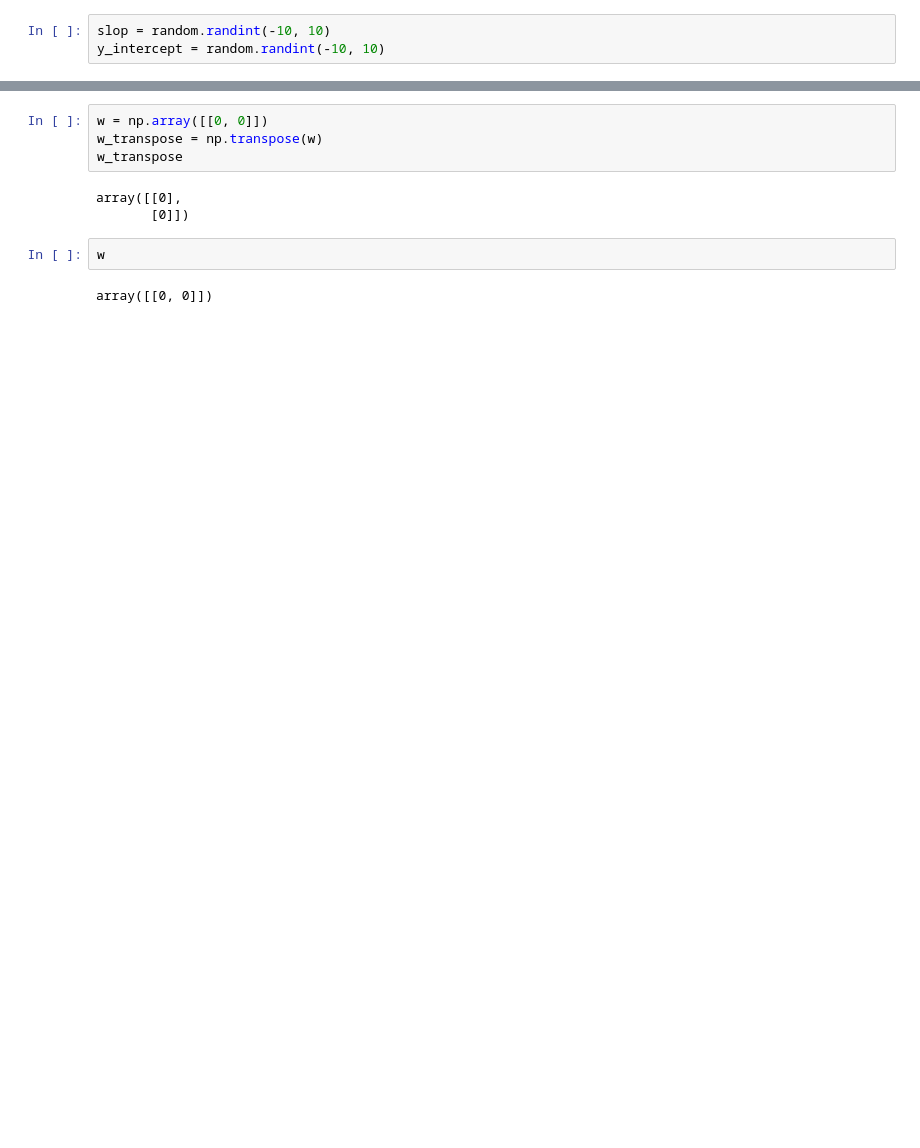
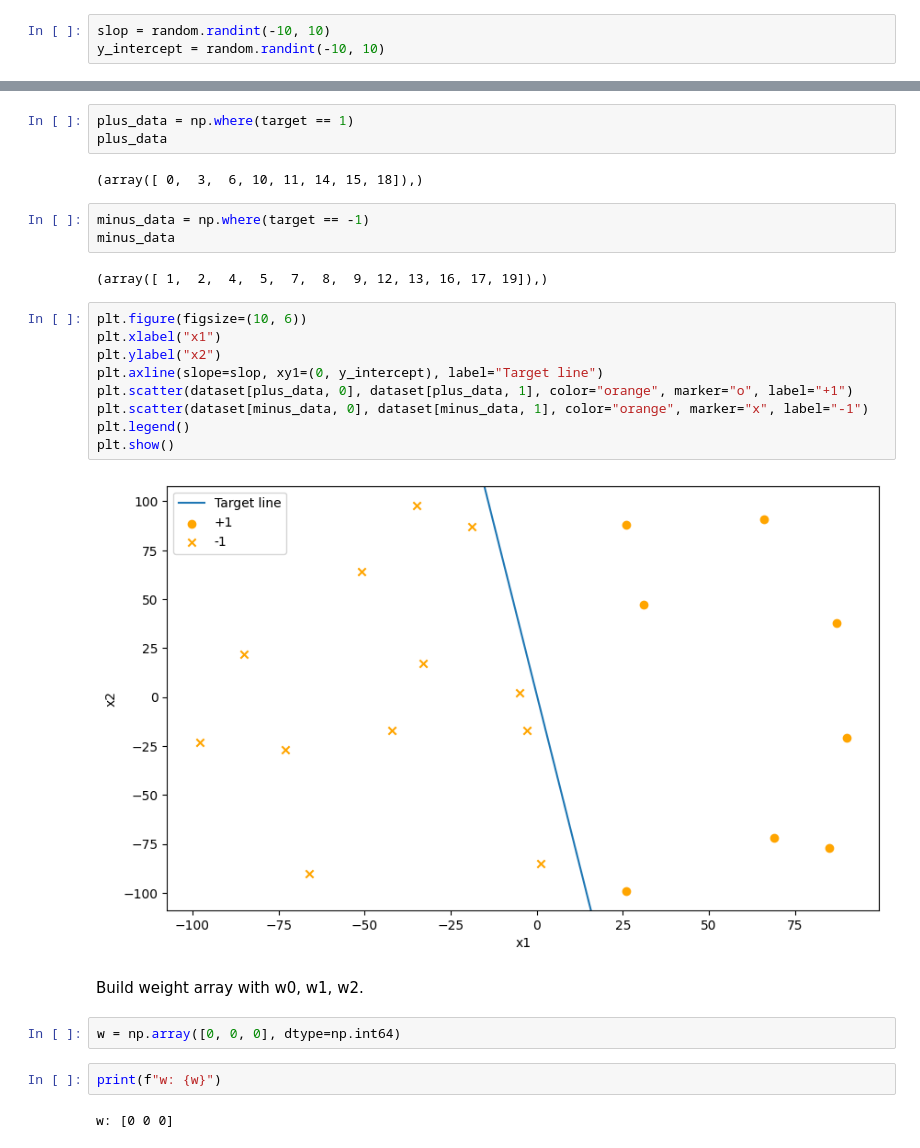
Before and after one commit to Mehrdadt1999/Learning_From_Data_exercises, a Jupyter notebook: chapter1_exc.ipynb, the cells around one changed output, grey strips where cells are left out. Drawn from its saved outputs; the diff is of its cells as text; blank space fills up the shorter version.

```diff
--- a/chapter1_exc.ipynb
+++ b/chapter1_exc.ipynb
@@ -52,11 +56,29 @@ array([-1, -1,  1,  1,  1,  1,  1,  1,  1,  1,  1,  1, -1, -1, -1, -1,  1,
+# %%
+plus_data = np.where(target == 1)
+plus_data
+# %% [output]
+(array([ 0,  3,  6, 10, 11, 14, 15, 18]),)
+# %%
+minus_data = np.where(target == -1)
+minus_data
+# %% [output]
+(array([ 1,  2,  4,  5,  7,  8,  9, 12, 13, 16, 17, 19]),)
+# %%
+plt.figure(figsize=(10, 6))
+plt.xlabel("x1")
+plt.ylabel("x2")
+plt.axline(slope=slop, xy1=(0, y_intercept), label="Target line")
+plt.scatter(dataset[plus_data, 0], dataset[plus_data, 1], color="orange", marker="o", label="+1")
+plt.scatter(dataset[minus_data, 0], dataset[minus_data, 1], color="orange", marker="x", label="-1")
+plt.legend()
+plt.show()
+# %% [output]
+[figure, added]
+# %% [markdown]
+Build weight array with w0, w1, w2.
 # %%
-w = np.array([[0, 0]])
-w_transpose = np.transpose(w)
-w_transpose
+w = np.array([0, 0, 0], dtype=np.int64)
-# %% [output]
-array([[0],
-       [0]])
 # %%
-w
+print(f"w: {w}")
 # %% [output]
-array([[0, 0]])
+w: [0 0 0]
```
Also changed, not shown: parts of 13 cells of this notebook.
